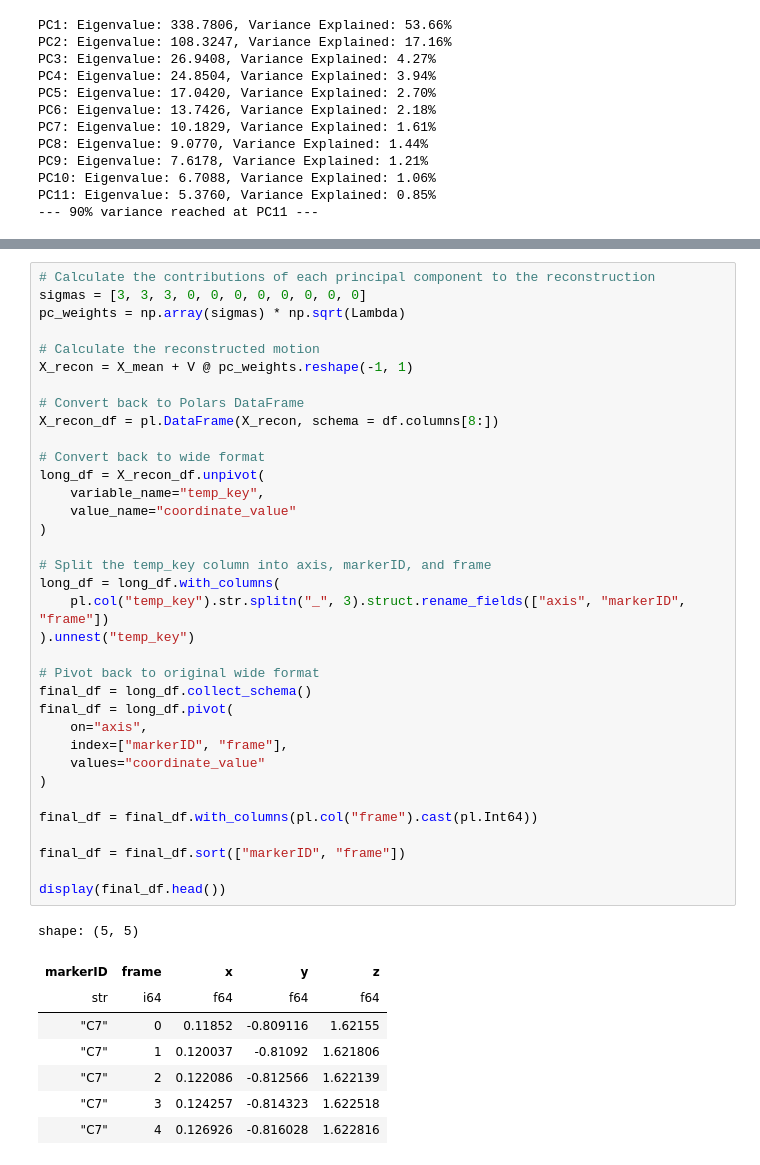
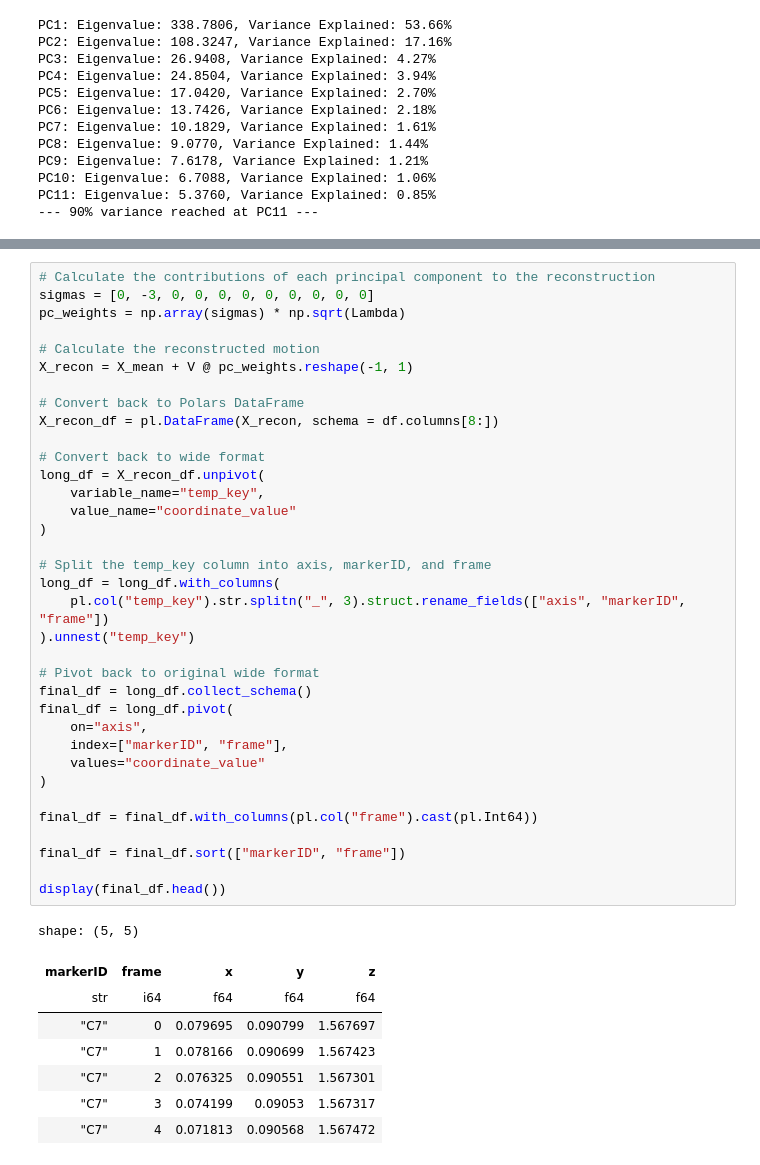
Before and after one commit to brianhockett/baseball-motion-analysis, a Jupyter notebook: pca.ipynb, the cells around one changed output, grey strips where cells are left out. Cells and saved outputs as stored; diff of their text form.

```diff
--- a/pca.ipynb
+++ b/pca.ipynb
@@ -117,6 +130,6 @@ PC11: Eigenvalue: 5.3760, Variance Explained: 0.85%
 # %%
 # Calculate the contributions of each principal component to the reconstruction
-sigmas = [3, 3, 3, 0, 0, 0, 0, 0, 0, 0, 0]
+sigmas = [0, -3, 0, 0, 0, 0, 0, 0, 0, 0, 0]
 pc_weights = np.array(sigmas) * np.sqrt(Lambda)
 
 # Calculate the reconstructed motion
@@ -126,38 +139,38 @@ X_recon = X_mean + V @ pc_weights.reshape(-1, 1)
 X_recon_df = pl.DataFrame(X_recon, schema = df.columns[8:])
 
 # Convert back to wide format
 long_df = X_recon_df.unpivot(
     variable_name="temp_key",
     value_name="coordinate_value"
 )
 
 # Split the temp_key column into axis, markerID, and frame
 long_df = long_df.with_columns(
     pl.col("temp_key").str.splitn("_", 3).struct.rename_fields(["axis", "markerID", "frame"])
 ).unnest("temp_key")
 
 # Pivot back to original wide format
 final_df = long_df.collect_schema()
 final_df = long_df.pivot(
     on="axis",
     index=["markerID", "frame"],
     values="coordinate_value"
 )
 
 final_df = final_df.with_columns(pl.col("frame").cast(pl.Int64))
 
 final_df = final_df.sort(["markerID", "frame"])
 
 display(final_df.head())
 # %% [output]
 shape: (5, 5)
 | markerID | frame | x | y | z |
 | str | i64 | f64 | f64 | f64 |
-| "C7" | 0 | 0.11852 | -0.809116 | 1.62155 |
-| "C7" | 1 | 0.120037 | -0.81092 | 1.621806 |
-| "C7" | 2 | 0.122086 | -0.812566 | 1.622139 |
-| "C7" | 3 | 0.124257 | -0.814323 | 1.622518 |
-| "C7" | 4 | 0.126926 | -0.816028 | 1.622816 |
+| "C7" | 0 | 0.079695 | 0.090799 | 1.567697 |
+| "C7" | 1 | 0.078166 | 0.090699 | 1.567423 |
+| "C7" | 2 | 0.076325 | 0.090551 | 1.567301 |
+| "C7" | 3 | 0.074199 | 0.09053 | 1.567317 |
+| "C7" | 4 | 0.071813 | 0.090568 | 1.567472 |
 # %%
 from animations import animate
 
```
Also changed, not shown: parts of 4 cells of this notebook, 1 other file.
